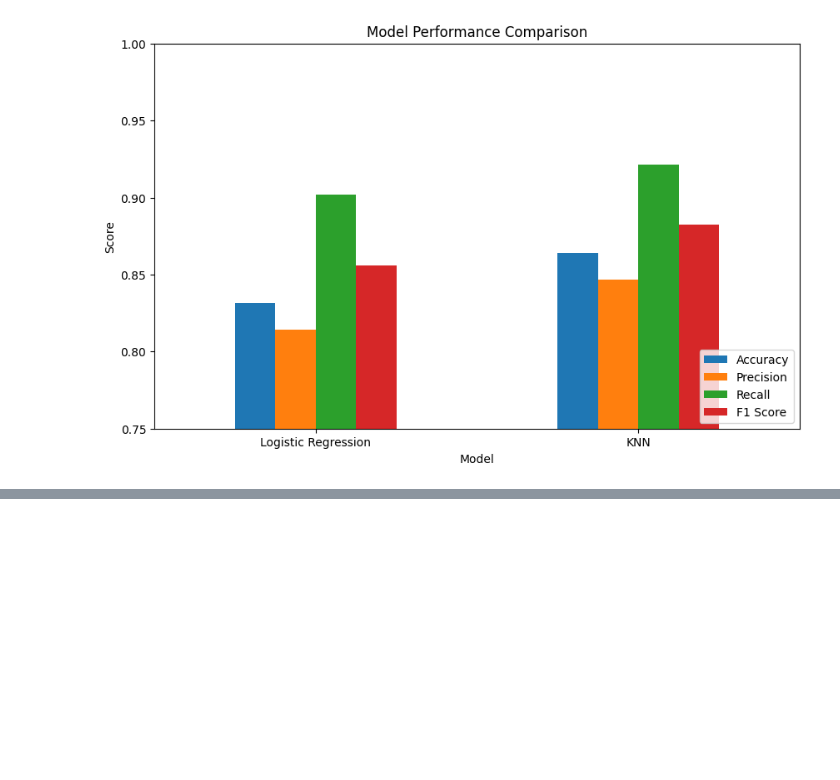
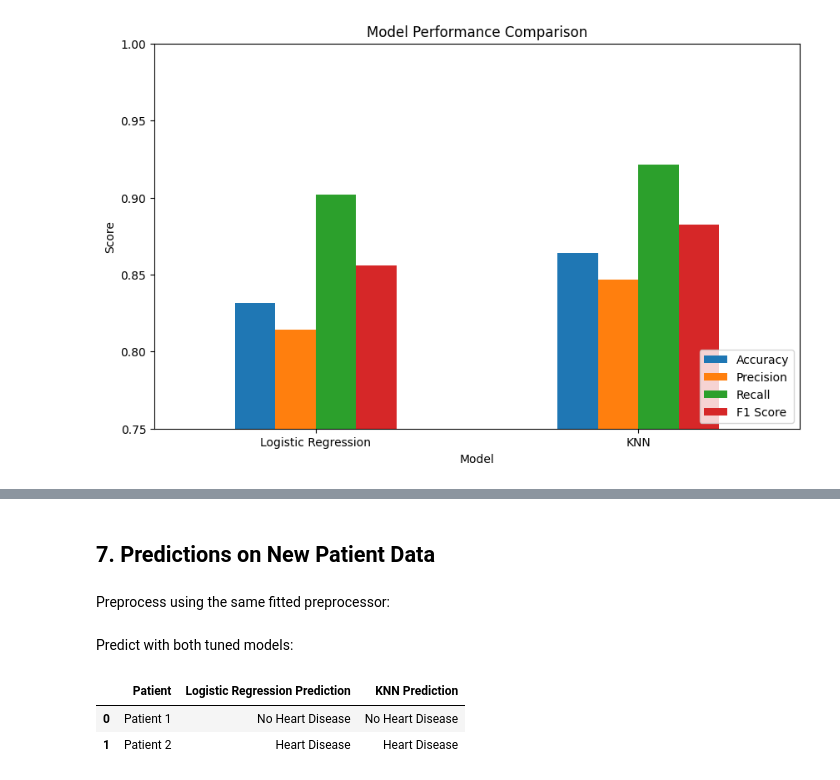
Before and after one commit to mohammadSous/heart-disease-classification, a Jupyter notebook: main.ipynb, the cells around one changed output, grey strips where cells are left out. Drawn from its saved outputs; the diff is of its cells as text; code cells hidden in the pictures; blank space fills up the shorter version.

Commit message:
Finalize heart disease prediction workflow

```diff
--- a/main.ipynb
+++ b/main.ipynb
@@ -914,0 +915,55 @@ The following visualizations compare the performance of the final models and exa
+# %% [markdown]
+## 7. Predictions on New Patient Data
+# %%
+new_patients = pd.DataFrame([
+    {
+        "age": 45,
+        "sex": "Male",
+        "Chest Pain Type": "non-anginal",
+        "Resting Blood Pressure": 130,
+        "Cholesterol": 220,
+        "fbs": False,
+        "restecg": "normal",
+        "Max Heart Rate": 165,
+        "Exercise Angina": False,
+        "oldpeak": 0.8,
+        "slope": "upsloping"
+    },
+    {
+        "age": 62,
+        "sex": "Male",
+        "Chest Pain Type": "asymptomatic",
+        "Resting Blood Pressure": 150,
+        "Cholesterol": 260,
+        "fbs": True,
+        "restecg": "lv hypertrophy",
+        "Max Heart Rate": 120,
+        "Exercise Angina": True,
+        "oldpeak": 2.5,
+        "slope": "flat"
+    }
+])
+# %% [markdown]
+Preprocess using the same fitted preprocessor:
+# %%
+new_patients_processed = preprocessor.transform(new_patients)
+# %% [markdown]
+Predict with both tuned models:
+# %%
+lr_predictions = log_reg_tuned.predict(new_patients_processed)
+knn_predictions = knn_tuned.predict(new_patients_processed)
+
+prediction_results = pd.DataFrame({
+    "Patient": ["Patient 1", "Patient 2"],
+    "Logistic Regression Prediction": lr_predictions,
+    "KNN Prediction": knn_predictions
+})
+
+prediction_results.replace({
+    0: "No Heart Disease",
+    1: "Heart Disease"
+})
+# %% [output]
+|  | Patient | Logistic Regression Prediction | KNN Prediction |
+| 0 | Patient 1 | No Heart Disease | No Heart Disease |
+| 1 | Patient 2 | Heart Disease | Heart Disease |
```
Also changed, not shown: parts of 10 cells of this notebook.
